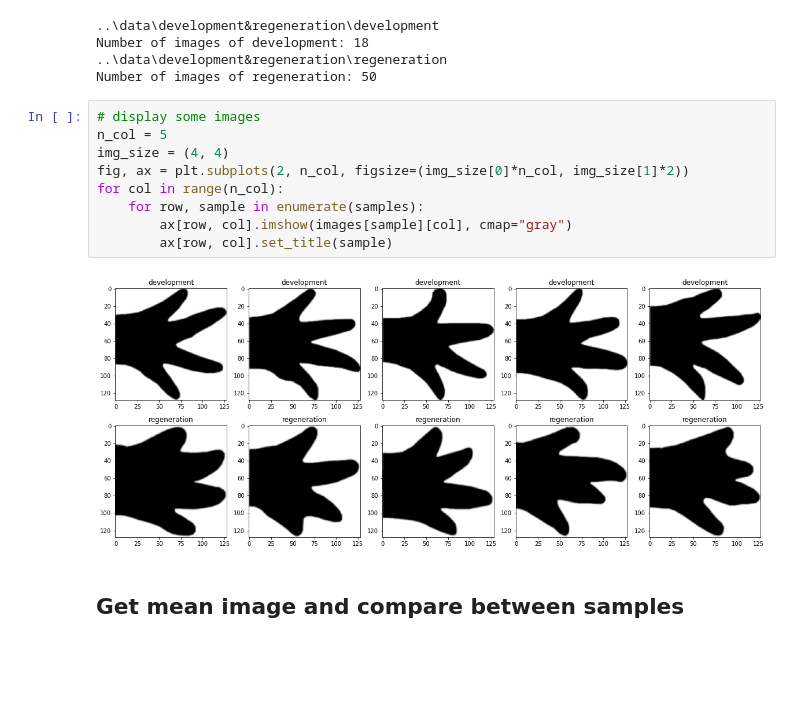
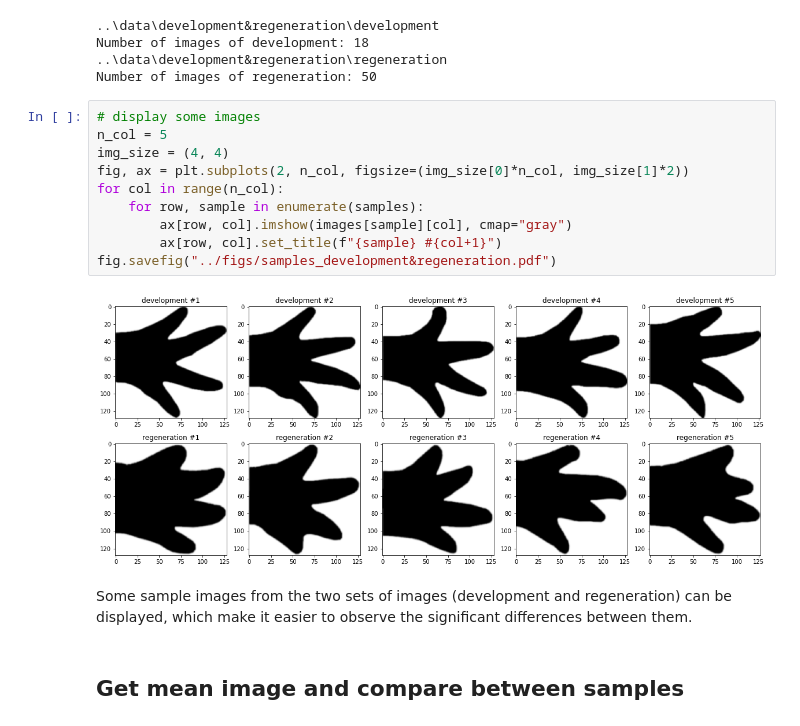
Before and after one commit to Nanguage/Regeneration, a Jupyter notebook: notebooks/comparative_analysis.ipynb, the cells around one changed output. Cells and saved outputs as stored; diff of their text form; blank space fills up the shorter version.

```diff
--- a/notebooks/mean_image.ipynb
+++ b/notebooks/comparative_analysis.ipynb
@@ -34,14 +41,17 @@ Number of images of regeneration: 50
 # %%
 # display some images
 n_col = 5
 img_size = (4, 4)
 fig, ax = plt.subplots(2, n_col, figsize=(img_size[0]*n_col, img_size[1]*2))
 for col in range(n_col):
     for row, sample in enumerate(samples):
         ax[row, col].imshow(images[sample][col], cmap="gray")
-        ax[row, col].set_title(sample)
+        ax[row, col].set_title(f"{sample} #{col+1}")
+fig.savefig("../figs/samples_development&regeneration.pdf")
 # %% [output]
-[figure, old version]
+[figure, new version]
+# %% [markdown]
+Some sample images from the two sets of images (development and regeneration) can be displayed, which make it easier to observe the significant differences between them.
 # %% [markdown]
 ## Get mean image and compare between samples
 # %%
```
Also changed, not shown: parts of 16 cells of this notebook, 8 other files.
